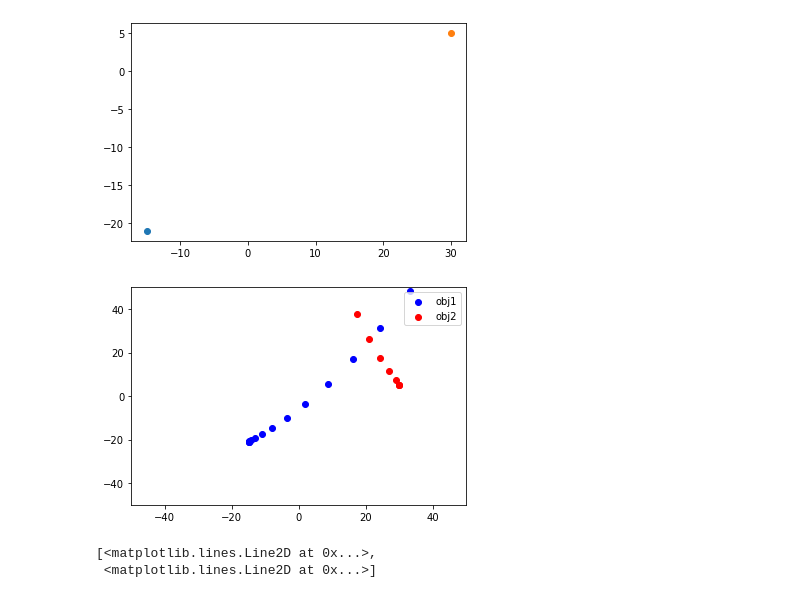
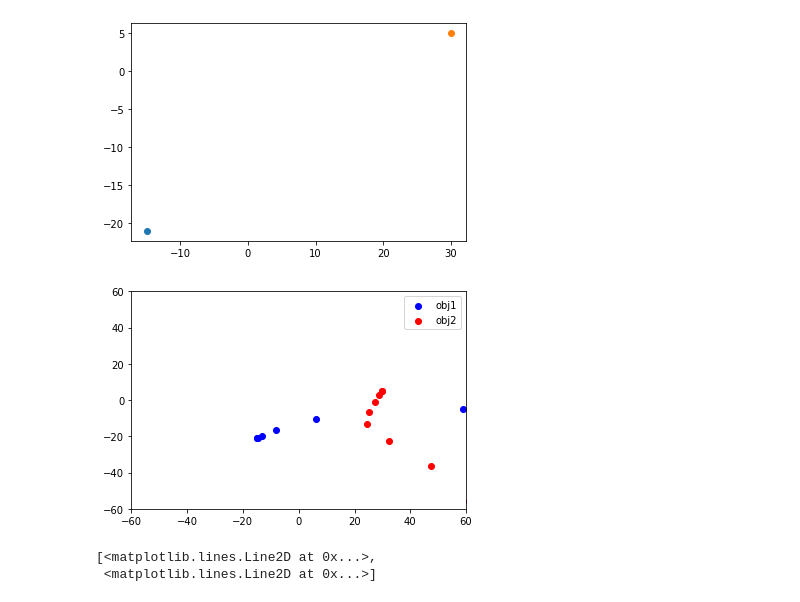
Before and after one commit to ETVincent/spring_23_computational, a Jupyter notebook: Neutron_Star_SPH_main_Apr17.ipynb, the cells around one changed output. Cells and saved outputs as stored; diff of their text form; code cells hidden in the pictures.

Commit message:
com
Plot stars based on center of mass position.

```diff
--- a/Neutron_Star_SPH_main_Apr17.ipynb
+++ b/Neutron_Star_SPH_main_Apr17.ipynb
@@ -377,38 +376,42 @@ plot(both, 7,7)
 # %% [markdown]
 # Colliding objects
 # %%
-mass_obj1 = 2*10**3
-mass_obj2 = 3*10**3
-G = 1 #6.673*(10**-11)
+mass_obj1 = myNS.get_mass() *10**3
+mass_obj2 = myNS2.get_mass() *10**3
+G = 10 #6.673*(10**-11)
 
-pos_obj1 = np.array([-15, -21])
-pos_obj2 = np.array([30, 5])
+pos_obj1 = np.array([-15, -21, 0])
+pos_obj2 = np.array([30, 5, 0])
 
 v_obj1 = [1,1]
-v_obj2 = [-5,10]
+v_obj2 = [-5,-10]
 
 plt.scatter(pos_obj1[0], pos_obj1[1])
 plt.scatter(pos_obj2[0], pos_obj2[1])
 
-def grav_force(mass_obj1, mass_obj2, r, vec):
-    return -1*vec * (G*mass_obj1*mass_obj2)/(r**2)
+def grav_force(mass_1, mass_2, r, vec):
+    return -1*vec*(G*mass_1*mass_2)/(r**2)
 
 def get_r(pos1, pos2):
-    if len(pos1)==3:
+    if len(pos1)==3 and len(pos2)==3:
         d = [pos1[0]-pos2[0], pos1[1]-pos2[1], pos1[2]-pos2[2]]
         norm = np.sqrt(d[0]**2+d[1]**2+d[2]**2)
         direc = np.array([d[0] / norm, d[1] / norm, d[2] / norm])
-    else:
+    elif len(pos1)==2 and len(pos2)==2:
         d = [pos1[0]-pos2[0], pos1[1]-pos2[1]]
         norm = np.sqrt(d[0]**2+d[1]**2)
         direc = np.array([d[0] / norm, d[1] / norm])
+    else:
+        print("location error")
+        norm = 0
+        direc = np.array(0,0,0)
     return norm, direc
 # %% [output]
 [figure]
 # %%
 times = np.arange(0.01, 20, 0.2)
 
-plot_limits = 50
+plot_limits = 60
 
 vel_arr1 = np.zeros((len(times), 2))
 vel_arr2 = np.zeros((len(times), 2))
@@ -418,38 +421,38 @@ pos_arr1[0] = pos_obj1
 pos_arr2[0] = pos_obj2
 vel_arr1[0] = v_obj1
 vel_arr2[0] = v_obj2
 
 index = 0
 
 fig, ax = plt.subplots()
 ax.set_xlim([-plot_limits,plot_limits])
 ax.set_ylim([-plot_limits,plot_limits])
 plt.scatter(pos_arr1[0][0], pos_arr1[index][1], c='blue', label='obj1')
 plt.scatter(pos_arr2[0][0], pos_arr2[index][1], c='red',  label='obj2')
 
 for t in times:
     if index+1 >= len(times):
         break
 
     dist, unitvec = get_r(pos_arr1[index], pos_arr2[index])
     f = grav_force(mass_obj1, mass_obj2, dist, unitvec)
 
-    vel_arr1[index+1] = vel_arr1[index] + t * f/mass_obj1
-    vel_arr2[index+1] = vel_arr2[index] + t * f/mass_obj2
+    vel_arr1[index+1] = vel_arr1[index] + t*f/mass_obj1
+    vel_arr2[index+1] = vel_arr2[index] + t*f/mass_obj2
     pos_arr1[index+1] = (0.5*f/mass_obj1*t**2) + vel_arr1[index]*t + pos_arr1[index]
     pos_arr2[index+1] = (0.5*f/mass_obj2*t**2) + vel_arr2[index]*t + pos_arr2[index]
 
-    plt.scatter(pos_arr1[index][0], pos_arr1[index][1], c='blue')
-    plt.scatter(pos_arr2[index][0], pos_arr2[index][1], c='red')
+    plt.scatter(pos_arr1[index+1][0], pos_arr1[index+1][1], c='blue')
+    plt.scatter(pos_arr2[index+1][0], pos_arr2[index+1][1], c='red')
 
     index += 1
 
     #time.sleep(3)
 
 plt.legend()
 plt.show()
 # %% [output]
-[figure, old version]
+[figure, new version]
 # %%
 plt.plot(pos_arr1)
 # %% [output]
```
Also changed, not shown: parts of 2 cells of this notebook.
